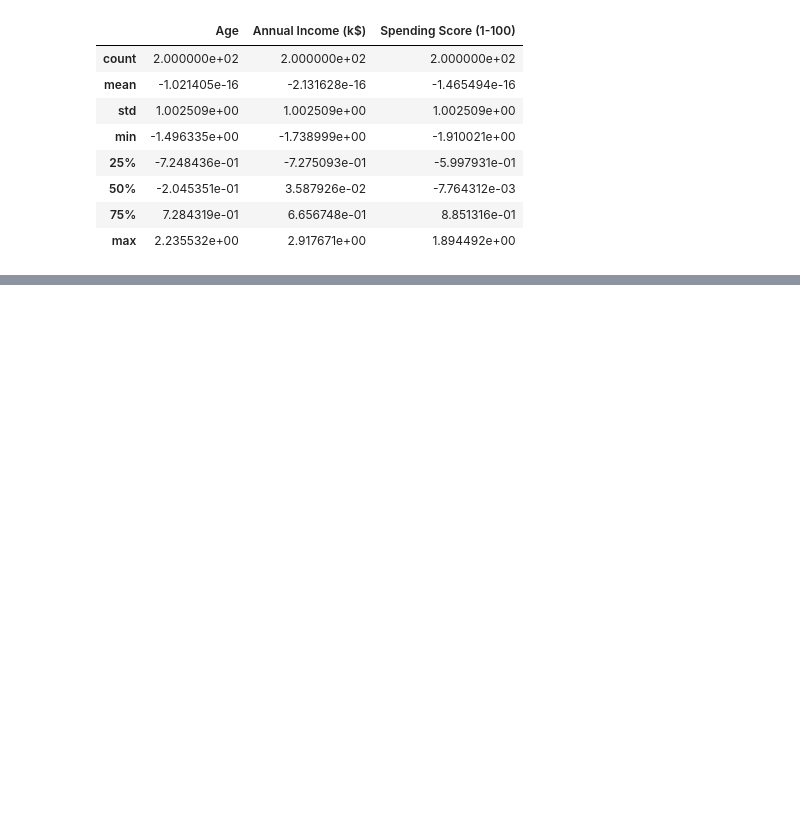
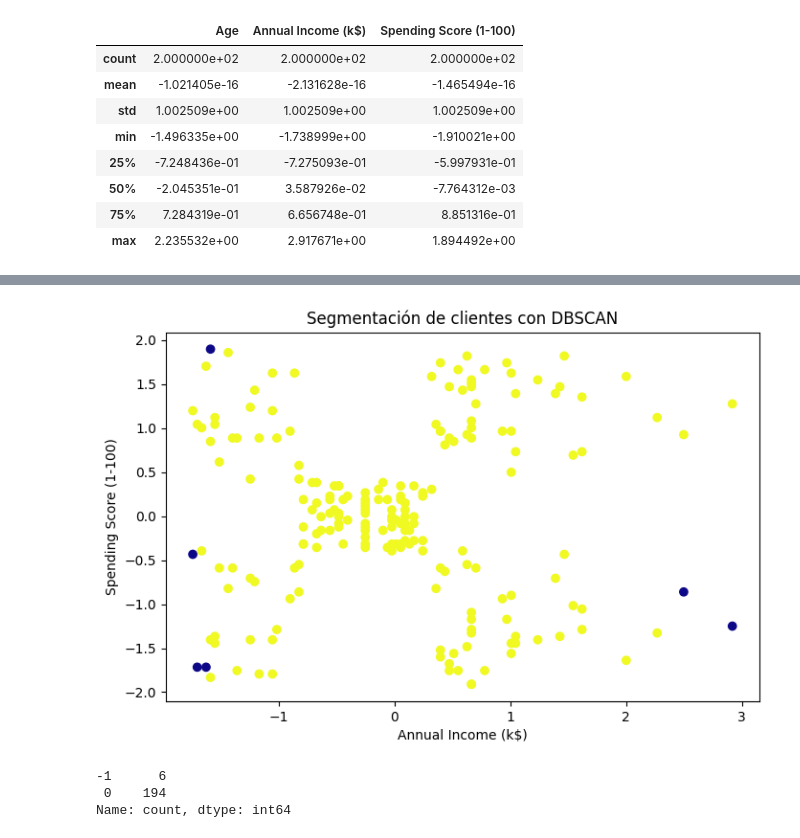
Before and after one commit to mym2013/segmentacion-clientes-unsupervised, a Jupyter notebook: notebooks/segmentacion_clientes.ipynb, the cells around one changed output, grey strips where cells are left out. Cells and saved outputs as stored; diff of their text form; code cells hidden in the pictures; blank space fills up the shorter version.

```diff
--- a/notebooks/segmentacion_clientes.ipynb
+++ b/notebooks/segmentacion_clientes.ipynb
@@ -150,0 +195,20 @@ X_scaled_df.to_csv("../data/mall_customers_preprocessed.csv", index=False)
+# %%
+from sklearn.cluster import DBSCAN
+import matplotlib.pyplot as plt
+
+dbscan = DBSCAN(eps=0.8, min_samples=5)
+clusters_dbscan = dbscan.fit_predict(X_scaled_df)
+
+plt.figure(figsize=(8,5))
+plt.scatter(
+    X_scaled_df["Annual Income (k$)"],
+    X_scaled_df["Spending Score (1-100)"],
+    c=clusters_dbscan,
+    cmap="plasma"
+)
+plt.xlabel("Annual Income (k$)")
+plt.ylabel("Spending Score (1-100)")
+plt.title("Segmentación de clientes con DBSCAN")
+plt.show()
+# %% [output]
+[figure, added]
@@ -150,0 +220,11 @@ X_scaled_df.to_csv("../data/mall_customers_preprocessed.csv", index=False)
+# %%
+import numpy as np
+import pandas as pd
+
+labels = clusters_dbscan
+summary_dbscan = pd.Series(labels).value_counts().sort_index()
+summary_dbscan
+# %% [output]
+-1      6
+ 0    194
+Name: count, dtype: int64
```
Also changed, not shown: parts of 4 cells of this notebook.
